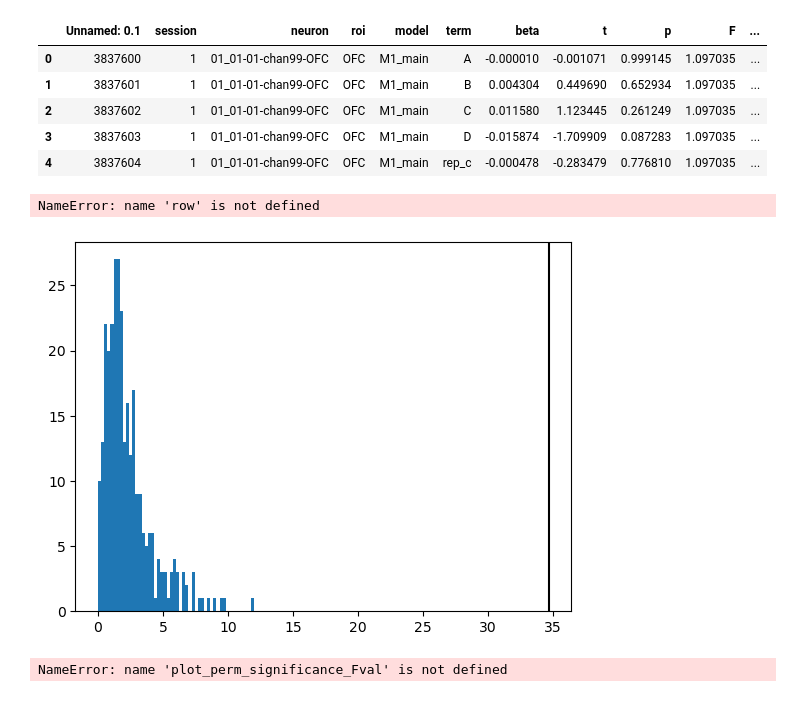
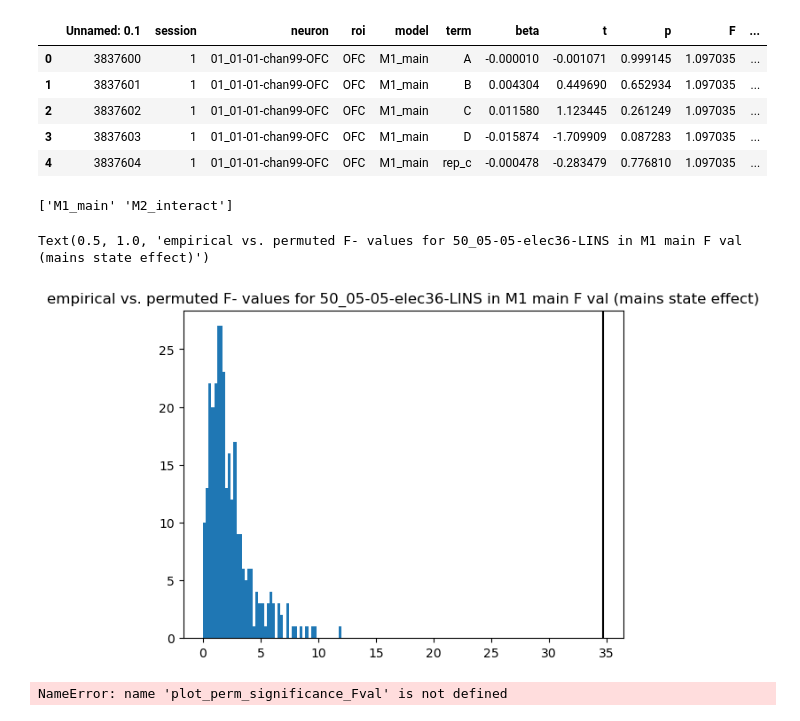
Before and after one commit to skuechenhoff/multiple_clocks_repo, a Jupyter notebook: scripts/State_playground.ipynb, the cells around one changed output. Saved outputs shown, nothing was run; the diff lists cells and outputs as text; code cells hidden in the pictures.

Commit message:
updated the resultsnotebook for linear modelling of state.

```diff
--- a/scripts/State_playground.ipynb
+++ b/scripts/State_playground.ipynb
@@ -969,25 +1298,30 @@ p_perm.head()
 | 2 | 3837602 | 1 | 01_01-01-chan99-OFC | OFC | M1_main | C | 0.011580 | 1.123445 | 0.261249 | 1.097035 | ... |
 | 3 | 3837603 | 1 | 01_01-01-chan99-OFC | OFC | M1_main | D | -0.015874 | -1.709909 | 0.087283 | 1.097035 | ... |
 | 4 | 3837604 | 1 | 01_01-01-chan99-OFC | OFC | M1_main | rep_c | -0.000478 | -0.283479 | 0.776810 | 1.097035 | ... |
+# %%
+models = p_perm['model'].unique()
+print(models)
+# %% [output]
+['M1_main' 'M2_interact']
 # %%
 # plotting the F for one example cell
 # I know this is a place cell. '50_05-05-elec36-LINS'
 neurons = p_perm['neuron'].unique()
 p_perm_sig = p_perm[p_perm['p_perm_F']<0.05]
 
 ex_cell = combo_df[combo_df['neuron']=='50_05-05-elec36-LINS']
 ex_cell_real = ex_cell[ex_cell["permuted"] == False].copy()
 ex_cell_perms = ex_cell[ex_cell["permuted"] == True].copy()
 
 F_perm = ex_cell_perms[(ex_cell_perms['term'] == 'A') & (ex_cell_perms['model'] == 'M1_main')]['F'].to_numpy()
 F_real = ex_cell_real[(ex_cell_real['term'] == 'A') & (ex_cell_real['model'] == 'M1_main')]['F'].to_numpy()
 plt.figure;
 _ = plt.hist(F_perm, bins = 50)
 plt.axvline(F_real, color = 'black')
-plt.title(f"empirical vs. permuted F- values for {row['neuron']} in {row['model']}")
+plt.title(f"empirical vs. permuted F- values for 50_05-05-elec36-LINS in M1 main F val (mains state effect)")
 # %% [output]
-NameError: name 'row' is not defined
+Text(0.5, 1.0, 'empirical vs. permuted F- values for 50_05-05-elec36-LINS in M1 main F val (mains state effect)')
-[figure, old version]
+[figure, new version]
 # %%
 fig, axes = plot_perm_significance_Fval(p_perm)
 # %% [output]
```
Also changed, not shown: parts of 17 cells of this notebook, 2 other files.
